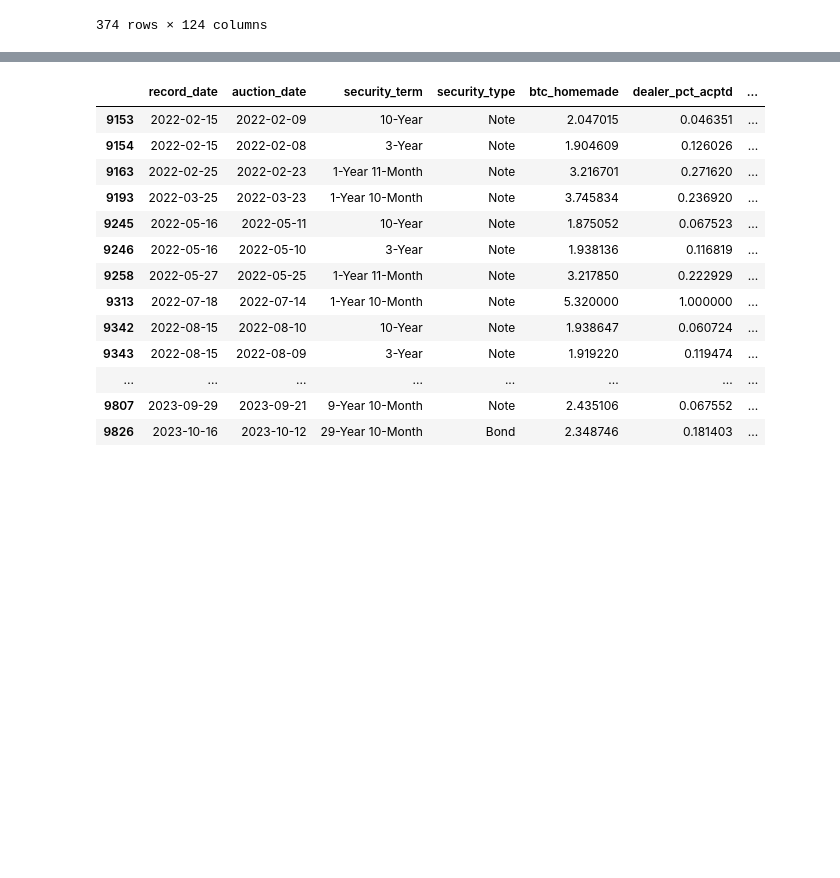
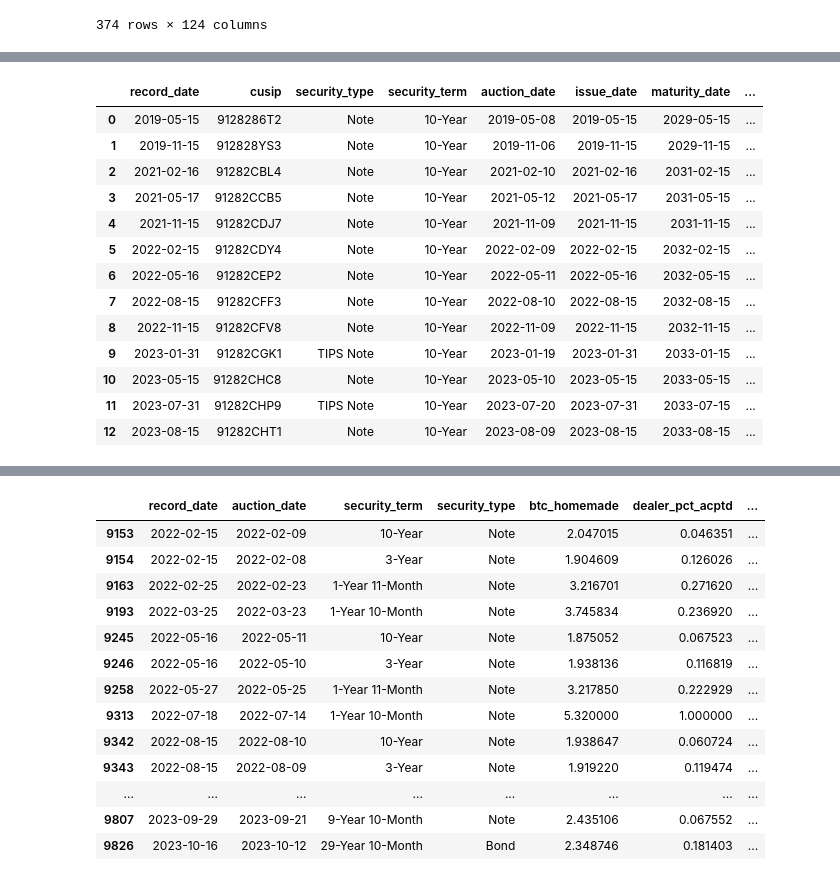
Before and after one commit to colton-22/finra, a Jupyter notebook: untitled.ipynb, the cells around one changed output, grey strips where cells are left out. Drawn from its saved outputs; the diff is of its cells as text; code cells hidden in the pictures; blank space fills up the shorter version.

```diff
--- a/untitled.ipynb
+++ b/untitled.ipynb
@@ -284,3 +358,24 @@ twentyY_complete
+# %%
+query = 'SELECT * FROM ten_year_df'
+df_from_db = pd.read_sql_query(query, engine)
+date_columns_to_convert = ['record_date', 'auction_date', 'issue_date', 'maturity_date']
+df_from_db[date_columns_to_convert] = df_from_db[date_columns_to_convert].apply(pd.to_datetime, errors='coerce')
+df_from_db
+# %% [output]
+|  | record_date | cusip | security_type | security_term | auction_date | issue_date | maturity_date | ... |
+| 0 | 2019-05-15 | 9128286T2 | Note | 10-Year | 2019-05-08 | 2019-05-15 | 2029-05-15 | ... |
+| 1 | 2019-11-15 | 912828YS3 | Note | 10-Year | 2019-11-06 | 2019-11-15 | 2029-11-15 | ... |
+| 2 | 2021-02-16 | 91282CBL4 | Note | 10-Year | 2021-02-10 | 2021-02-16 | 2031-02-15 | ... |
+| 3 | 2021-05-17 | 91282CCB5 | Note | 10-Year | 2021-05-12 | 2021-05-17 | 2031-05-15 | ... |
+| 4 | 2021-11-15 | 91282CDJ7 | Note | 10-Year | 2021-11-09 | 2021-11-15 | 2031-11-15 | ... |
+| 5 | 2022-02-15 | 91282CDY4 | Note | 10-Year | 2022-02-09 | 2022-02-15 | 2032-02-15 | ... |
+| 6 | 2022-05-16 | 91282CEP2 | Note | 10-Year | 2022-05-11 | 2022-05-16 | 2032-05-15 | ... |
+| 7 | 2022-08-15 | 91282CFF3 | Note | 10-Year | 2022-08-10 | 2022-08-15 | 2032-08-15 | ... |
+| 8 | 2022-11-15 | 91282CFV8 | Note | 10-Year | 2022-11-09 | 2022-11-15 | 2032-11-15 | ... |
+| 9 | 2023-01-31 | 91282CGK1 | TIPS Note | 10-Year | 2023-01-19 | 2023-01-31 | 2033-01-15 | ... |
+| 10 | 2023-05-15 | 91282CHC8 | Note | 10-Year | 2023-05-10 | 2023-05-15 | 2033-05-15 | ... |
+| 11 | 2023-07-31 | 91282CHP9 | TIPS Note | 10-Year | 2023-07-20 | 2023-07-31 | 2033-07-15 | ... |
+| 12 | 2023-08-15 | 91282CHT1 | Note | 10-Year | 2023-08-09 | 2023-08-15 | 2033-08-15 | ... |
 # %%
 month = "2022-01"
 year = "2022"
```
Also changed, not shown: parts of 8 cells of this notebook.
